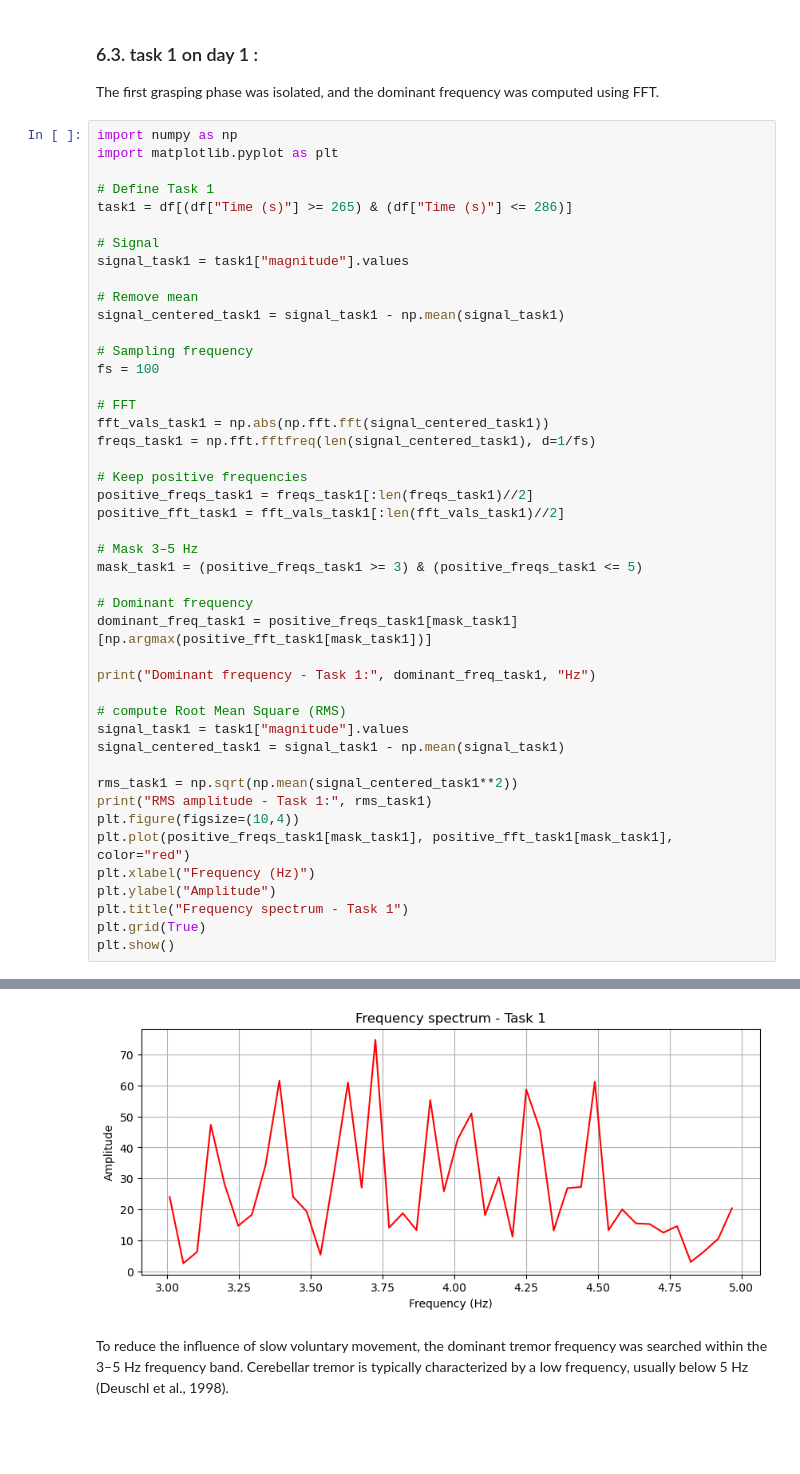
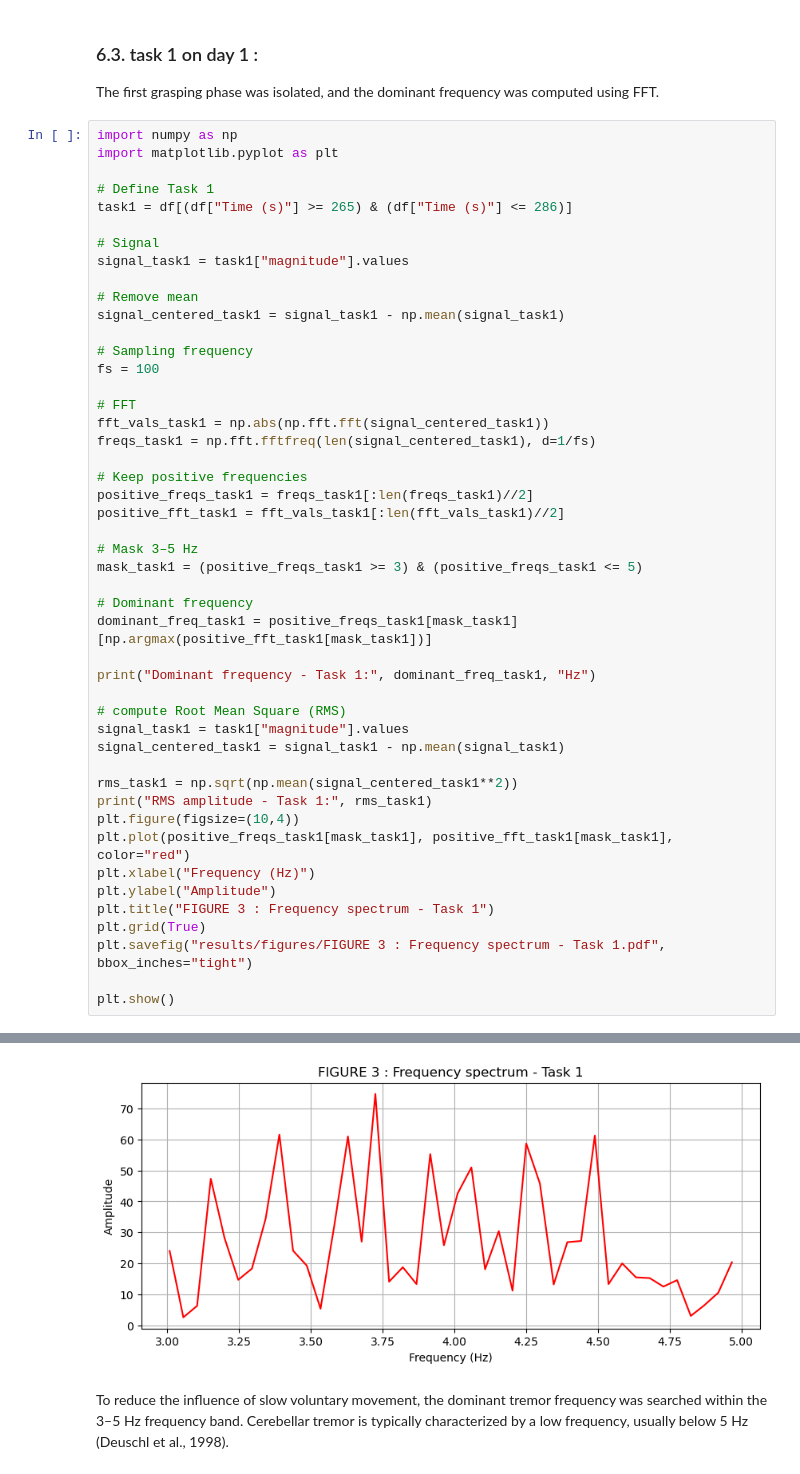
Before and after one commit to zemmahisofi-byte/Projet_R_Python, a Jupyter notebook: Projet_python/main.ipynb, the cells around one changed output, grey strips where cells are left out. Saved outputs shown, nothing was run; the diff lists cells and outputs as text; blank space fills up the shorter version.

Commit message:
all figures and tables in results

```diff
--- a/Projet_python/main.ipynb
+++ b/Projet_python/main.ipynb
@@ -321,35 +321,37 @@ fs = 100
 fft_vals_task1 = np.abs(np.fft.fft(signal_centered_task1))
 freqs_task1 = np.fft.fftfreq(len(signal_centered_task1), d=1/fs)
 
 # Keep positive frequencies
 positive_freqs_task1 = freqs_task1[:len(freqs_task1)//2]
 positive_fft_task1 = fft_vals_task1[:len(fft_vals_task1)//2]
 
 # Mask 3–5 Hz
 mask_task1 = (positive_freqs_task1 >= 3) & (positive_freqs_task1 <= 5)
 
 # Dominant frequency
 dominant_freq_task1 = positive_freqs_task1[mask_task1][np.argmax(positive_fft_task1[mask_task1])]
 
 print("Dominant frequency - Task 1:", dominant_freq_task1, "Hz")
 
 # compute Root Mean Square (RMS)
 signal_task1 = task1["magnitude"].values
 signal_centered_task1 = signal_task1 - np.mean(signal_task1)
 
 rms_task1 = np.sqrt(np.mean(signal_centered_task1**2))
 print("RMS amplitude - Task 1:", rms_task1)
 plt.figure(figsize=(10,4))
 plt.plot(positive_freqs_task1[mask_task1], positive_fft_task1[mask_task1], color="red")
 plt.xlabel("Frequency (Hz)")
 plt.ylabel("Amplitude")
-plt.title("Frequency spectrum - Task 1")
+plt.title("FIGURE 3 : Frequency spectrum - Task 1")
 plt.grid(True)
+plt.savefig("results/figures/FIGURE 3 : Frequency spectrum - Task 1.pdf", bbox_inches="tight")
+
 plt.show()
 # %% [output]
 Dominant frequency - Task 1: 3.7249283667621778 Hz
 RMS amplitude - Task 1: 0.6925329650260768
-[figure, old version]
+[figure, new version]
 # %% [markdown]
 To reduce the influence of slow voluntary movement, the dominant tremor frequency was searched within the 3–5 Hz frequency band.
 Cerebellar tremor is typically characterized by a low frequency, usually below 5 Hz (Deuschl et al., 1998).
```
Also changed, not shown: parts of 12 cells of this notebook, 33 other files.
